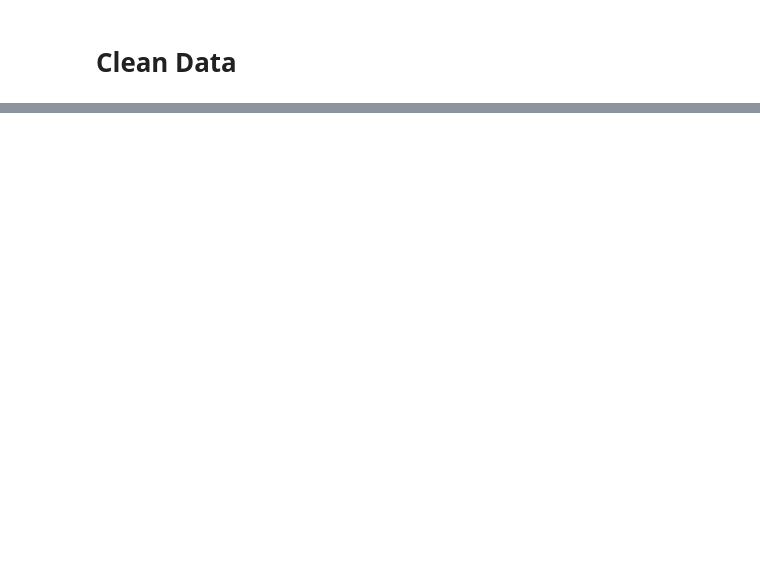
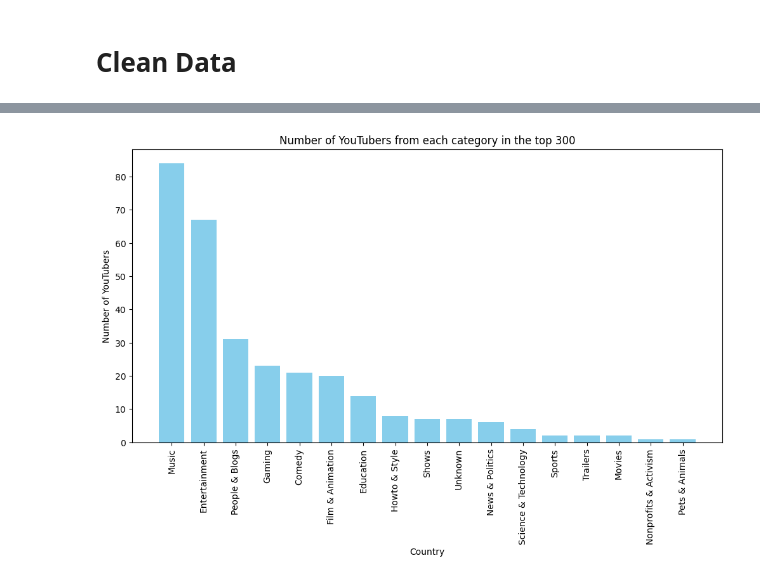
Before and after one commit to lapatradaa/DAC_VideoDataset, a Jupyter notebook: MainVdo.ipynb, the cells around one changed output, grey strips where cells are left out. Cells and saved outputs as stored; diff of their text form; code cells hidden in the pictures; blank space fills up the shorter version.

```diff
--- a/MainVdo.ipynb
+++ b/MainVdo.ipynb
@@ -29,0 +169,14 @@ df
+# %%
+top_300 = df.sort_values('Subscribers', ascending=False).head(300)
+
+category_counts = top_300['Category'].value_counts()
+
+plt.figure(figsize=(12,6))
+plt.bar(category_counts.index, category_counts.values, color='skyblue')
+plt.xlabel('Country')
+plt.ylabel('Number of YouTubers')
+plt.title('Number of YouTubers from each category in the top 300')
+plt.xticks(rotation=90)  # rotate x-axis labels for better readability
+plt.show()
+# %% [output]
+[figure, added]
```
Also changed, not shown: parts of 21 cells of this notebook.
